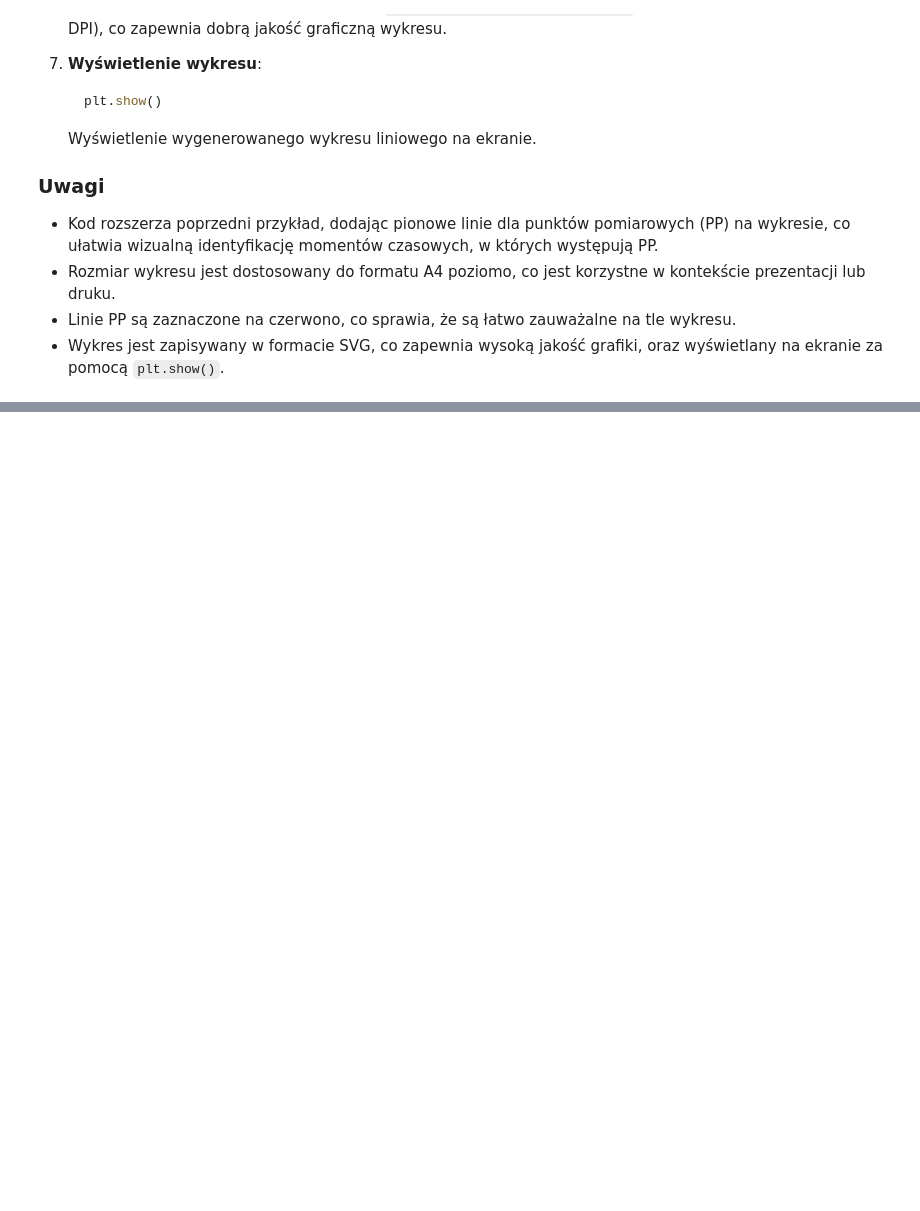
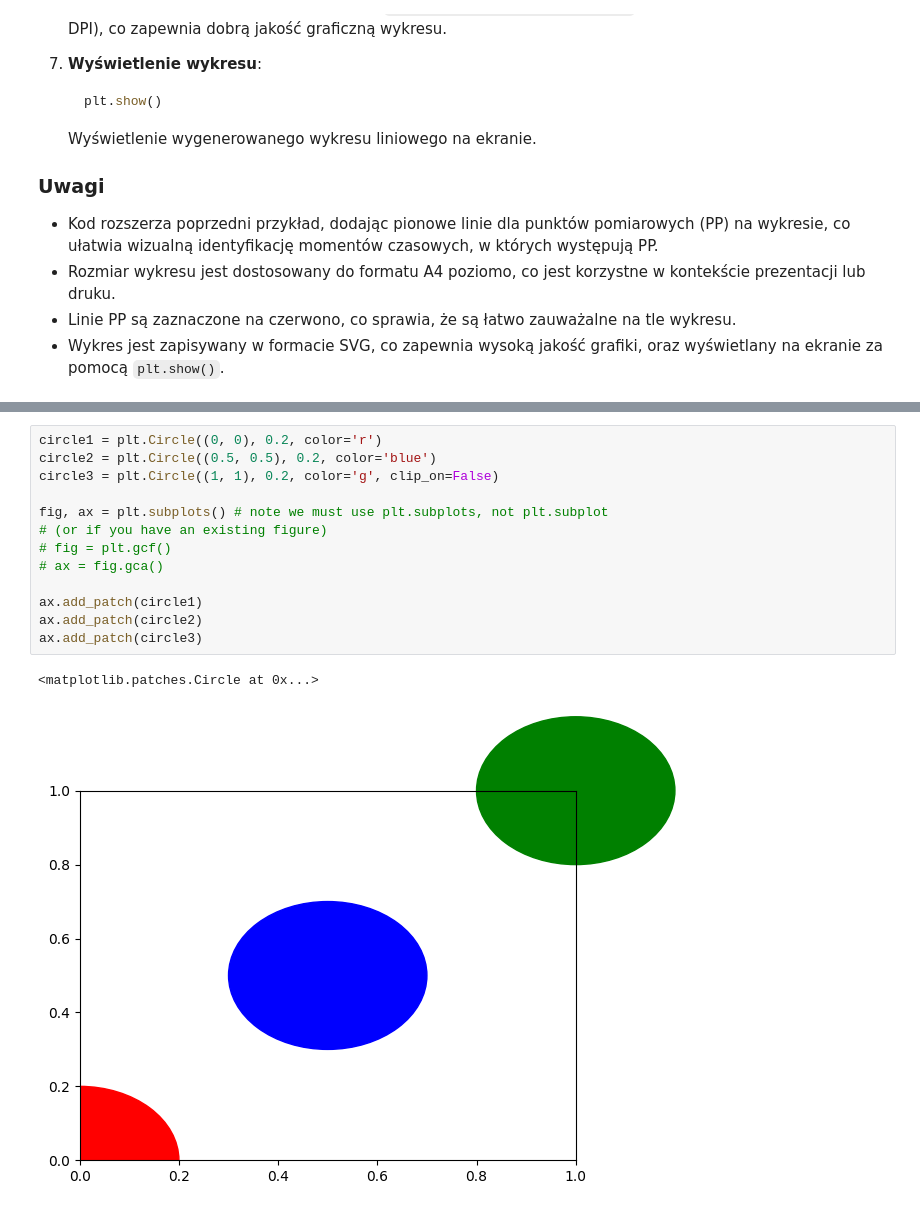
Before and after one commit to Niewiaro/Robot_Data_Analysis, a Jupyter notebook: robot-data-analysis.ipynb, the cells around one changed output, grey strips where cells are left out. Drawn from its saved outputs; the diff is of its cells as text; blank space fills up the shorter version.

```diff
--- a/robot-data-analysis.ipynb
+++ b/robot-data-analysis.ipynb
@@ -578,0 +722,16 @@ print(len(PP_times))
+# %%
+circle1 = plt.Circle((0, 0), 0.2, color='r')
+circle2 = plt.Circle((0.5, 0.5), 0.2, color='blue')
+circle3 = plt.Circle((1, 1), 0.2, color='g', clip_on=False)
+
+fig, ax = plt.subplots() # note we must use plt.subplots, not plt.subplot
+# (or if you have an existing figure)
+# fig = plt.gcf()
+# ax = fig.gca()
+
+ax.add_patch(circle1)
+ax.add_patch(circle2)
+ax.add_patch(circle3)
+# %% [output]
+<matplotlib.patches.Circle at 0x...>
+[figure, added]
```
Also changed, not shown: parts of 10 cells of this notebook.
